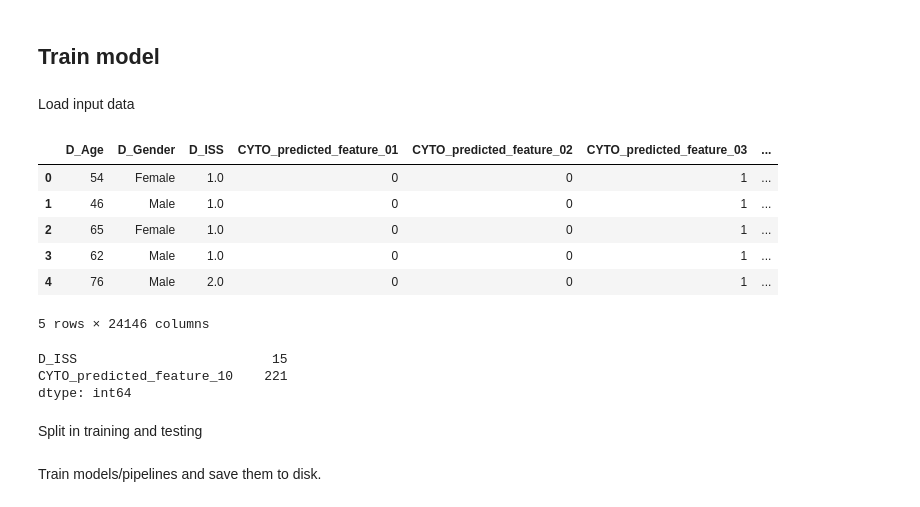
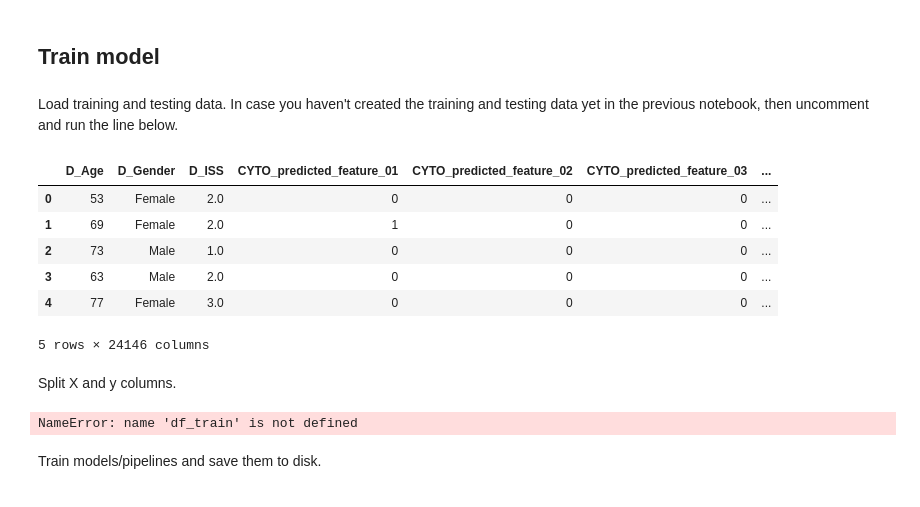
Before and after one commit to daanknoors/mm_highrisk, a Jupyter notebook: notebooks/001_train_model.ipynb, the cells around one changed output. Drawn from its saved outputs; the diff is of its cells as text; code cells hidden in the pictures.

```diff
--- a/notebooks/001_train_model.ipynb
+++ b/notebooks/001_train_model.ipynb
@@ -49,4 +49,4 @@ from sklearn.model_selection import GridSearchCV, RandomizedSearchCV
 from sklearn.model_selection import train_test_split
 from sklearn.metrics import classification_report, confusion_matrix
 # %% [markdown]
-Load input data
+Load training and testing data. In case you haven't created the training and testing data yet in the previous notebook, then uncomment and run the line below.
@@ -53,28 +55,22 @@ Load input data
 # %%
-df_model = preprocess.create_model_input_data()
-df_model.head()
+df_train = preprocess.load_training_data()
+df_test = preprocess.load_testing_data()
+df_train.head()
 # %% [output]
 |  | D_Age | D_Gender | D_ISS | CYTO_predicted_feature_01 | CYTO_predicted_feature_02 | CYTO_predicted_feature_03 | ... |
-| 0 | 54 | Female | 1.0 | 0 | 0 | 1 | ... |
-| 1 | 46 | Male | 1.0 | 0 | 0 | 1 | ... |
-| 2 | 65 | Female | 1.0 | 0 | 0 | 1 | ... |
-| 3 | 62 | Male | 1.0 | 0 | 0 | 1 | ... |
-| 4 | 76 | Male | 2.0 | 0 | 0 | 1 | ... |
+| 0 | 53 | Female | 2.0 | 0 | 0 | 0 | ... |
+| 1 | 69 | Female | 2.0 | 1 | 0 | 0 | ... |
+| 2 | 73 | Male | 1.0 | 0 | 0 | 0 | ... |
+| 3 | 63 | Male | 2.0 | 0 | 0 | 0 | ... |
+| 4 | 77 | Female | 3.0 | 0 | 0 | 0 | ... |
 5 rows × 24146 columns
-# %%
-count_missing_values = df_model.isnull().sum()
-count_missing_values[count_missing_values > 0]
-# %% [output]
-D_ISS                         15
-CYTO_predicted_feature_10    221
-dtype: int64
 # %% [markdown]
-Split in training and testing
+Split X and y columns.
 # %%
-y = df_model[config.TARGET]
-X = df_model.copy().drop(columns=config.TARGET)
-
-X_train, X_test, y_train, y_test = train_test_split(X, y, test_size=0.2, stratify=y, random_state=config.RANDOM_STATE)
+X_train, y_train = preprocess.split_x_y(df_train)
+X_test, y_test = preprocess.split_x_y(df_test)
+# %% [output]
+NameError: name 'df_train' is not defined
 # %% [markdown]
 Train models/pipelines and save them to disk.
 # %%
```
Also changed, not shown: parts of 1 cell of this notebook, 5 other files.
